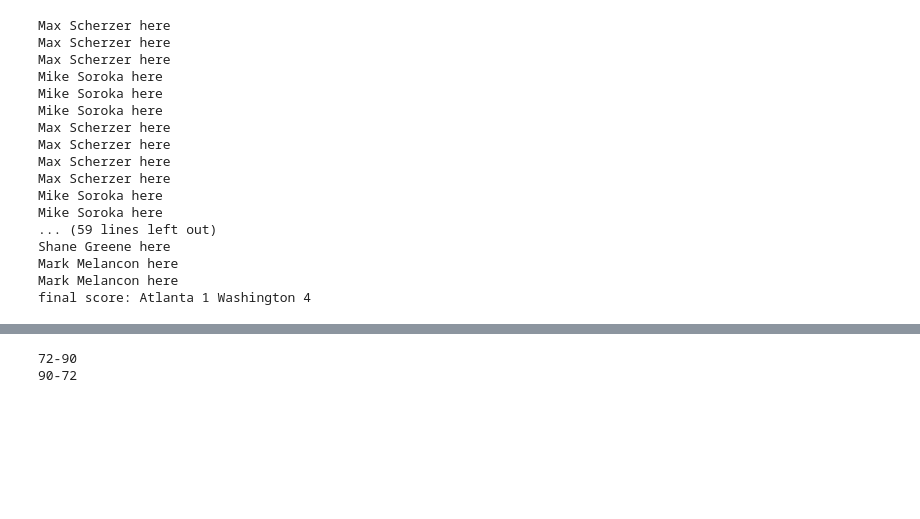
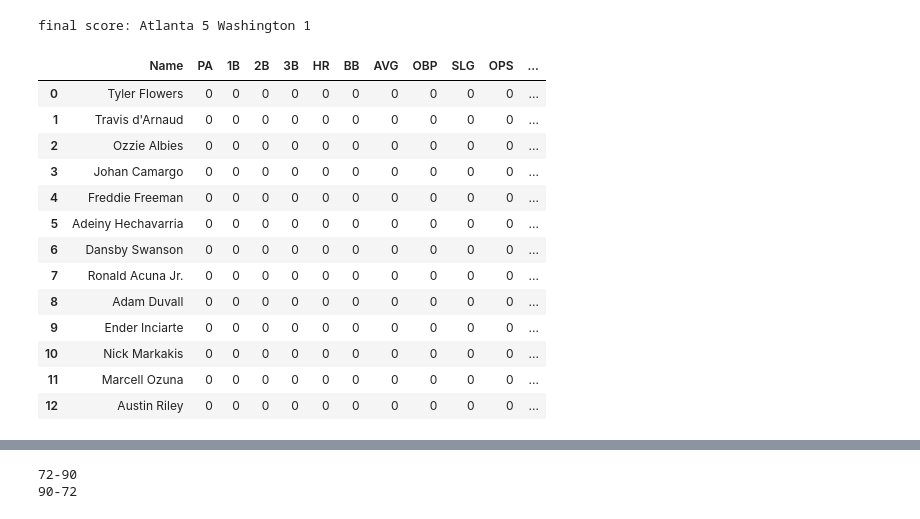
Before and after one commit to jmaloon1/Baseball-Simulator, a Jupyter notebook: Baseball Simulator.ipynb, the cells around one changed output, grey strips where cells are left out. Drawn from its saved outputs; the diff is of its cells as text; code cells hidden in the pictures; blank space fills up the shorter version.

Commit message:
Add files via upload
Added comments/documentation, need to fix cumulative stats

```diff
--- a/Baseball Simulator.ipynb
+++ b/Baseball Simulator.ipynb
@@ -1259,26 +1390,28 @@ class FullSeason_Improved(Game_Improved):
 # %%
 team_dict_df = create_teams(batter_stats_df, pitcher_stats_df, starters_dict, relievers_dict)
-g = Game_Improved(team_dict_df['Atlanta'], team_dict_df['Washington'])
+g = Game(team_dict_df['Atlanta'], team_dict_df['Washington'])
 g.play()
 g.print_result()
 # %% [output]
-Max Scherzer here
-Max Scherzer here
-Max Scherzer here
-Mike Soroka here
-Mike Soroka here
-Mike Soroka here
-Max Scherzer here
-Max Scherzer here
-Max Scherzer here
-Max Scherzer here
-Mike Soroka here
-Mike Soroka here
-... (59 lines left out)
-Shane Greene here
-Mark Melancon here
-Mark Melancon here
-final score: Atlanta 1 Washington 4
+final score: Atlanta 5 Washington 1
+# %%
+a, b = team_dict_df['Atlanta'].cum_stats_df()
+a
+# %% [output]
+|  | Name | PA | 1B | 2B | 3B | HR | BB | AVG | OBP | SLG | OPS | ... |
+| 0 | Tyler Flowers | 0 | 0 | 0 | 0 | 0 | 0 | 0 | 0 | 0 | 0 | ... |
+| 1 | Travis d'Arnaud | 0 | 0 | 0 | 0 | 0 | 0 | 0 | 0 | 0 | 0 | ... |
+| 2 | Ozzie Albies | 0 | 0 | 0 | 0 | 0 | 0 | 0 | 0 | 0 | 0 | ... |
+| 3 | Johan Camargo | 0 | 0 | 0 | 0 | 0 | 0 | 0 | 0 | 0 | 0 | ... |
+| 4 | Freddie Freeman | 0 | 0 | 0 | 0 | 0 | 0 | 0 | 0 | 0 | 0 | ... |
+| 5 | Adeiny Hechavarria | 0 | 0 | 0 | 0 | 0 | 0 | 0 | 0 | 0 | 0 | ... |
+| 6 | Dansby Swanson | 0 | 0 | 0 | 0 | 0 | 0 | 0 | 0 | 0 | 0 | ... |
+| 7 | Ronald Acuna Jr. | 0 | 0 | 0 | 0 | 0 | 0 | 0 | 0 | 0 | 0 | ... |
+| 8 | Adam Duvall | 0 | 0 | 0 | 0 | 0 | 0 | 0 | 0 | 0 | 0 | ... |
+| 9 | Ender Inciarte | 0 | 0 | 0 | 0 | 0 | 0 | 0 | 0 | 0 | 0 | ... |
+| 10 | Nick Markakis | 0 | 0 | 0 | 0 | 0 | 0 | 0 | 0 | 0 | 0 | ... |
+| 11 | Marcell Ozuna | 0 | 0 | 0 | 0 | 0 | 0 | 0 | 0 | 0 | 0 | ... |
+| 12 | Austin Riley | 0 | 0 | 0 | 0 | 0 | 0 | 0 | 0 | 0 | 0 | ... |
 # %%
 g.play()
 g.print_result()
```
Also changed, not shown: parts of 11 cells of this notebook.
